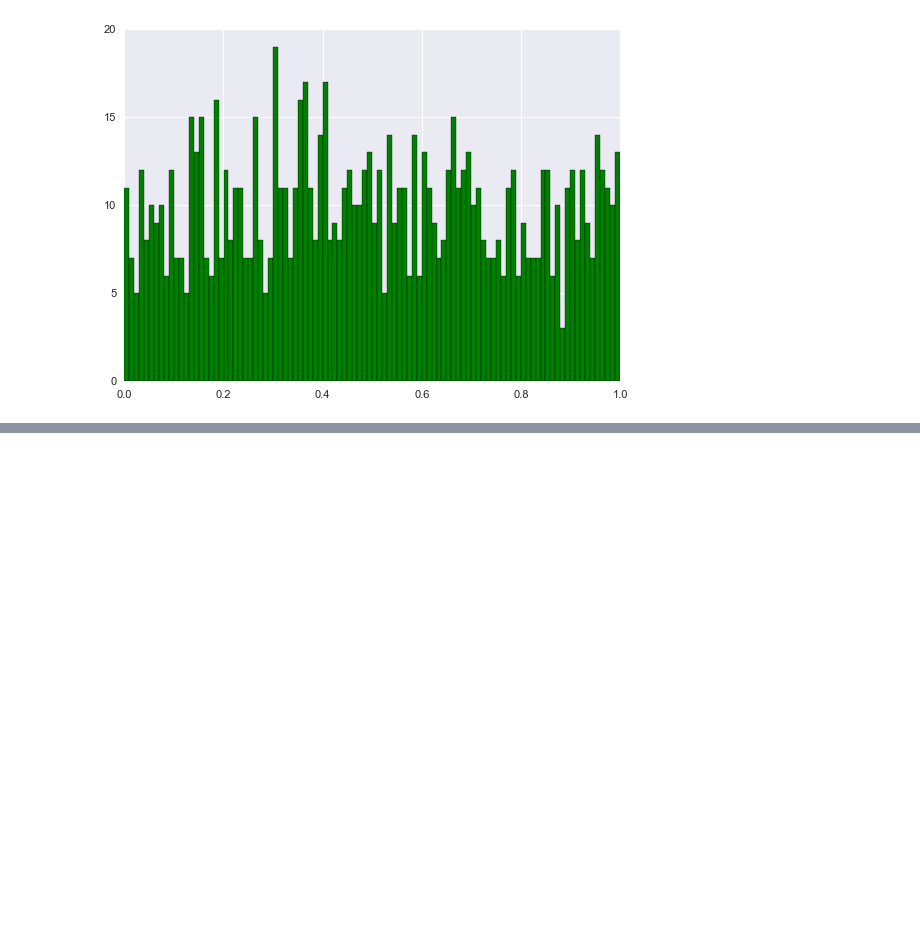
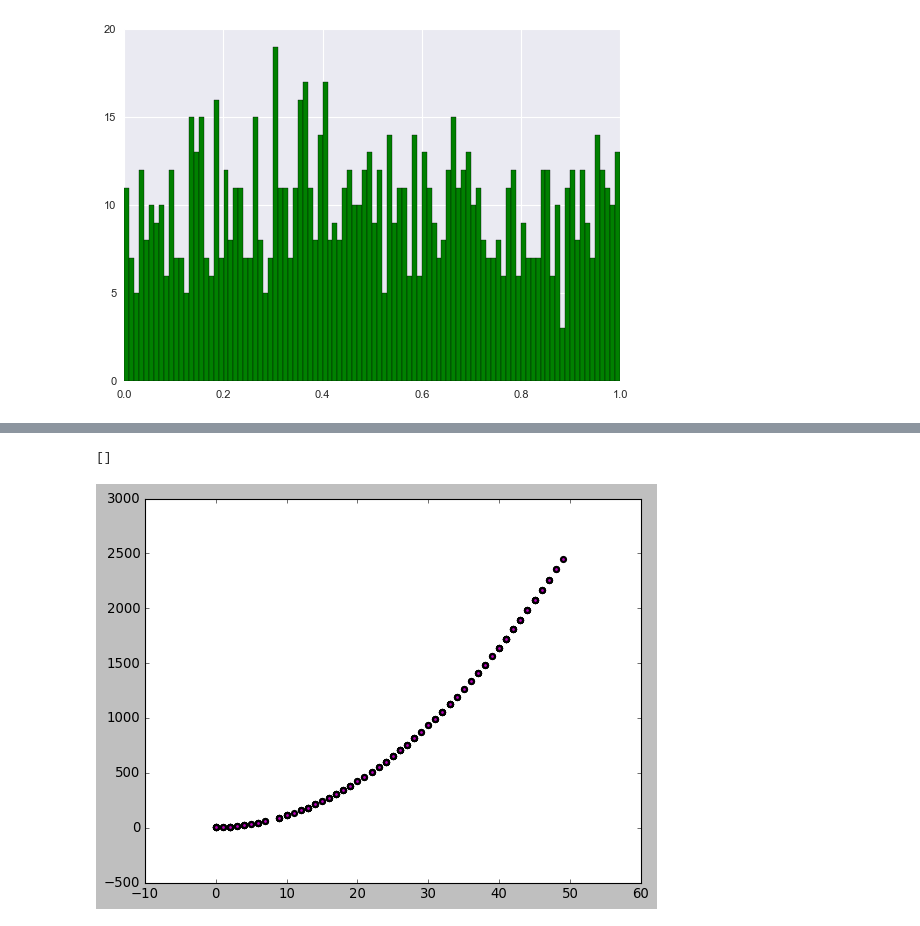
Before and after one commit to starboy007-debug/Matplotlib-seaborn, a Jupyter notebook: matplotlib-seaborn.ipynb, the cells around one changed output, grey strips where cells are left out. Saved outputs shown, nothing was run; the diff lists cells and outputs as text; code cells hidden in the pictures; blank space fills up the shorter version.

```diff
--- a/matplotlib-seaborn.ipynb
+++ b/matplotlib-seaborn.ipynb
@@ -175,0 +184,8 @@ plt.show()
+# %%
+x = np.random.randint(0,50,200)
+y = x**2+x+2
+plt.scatter(x,y,color='m',edgecolor='k',linewidth=2)
+plt.plot()
+# %% [output]
+[]
+[figure, added]
```
Also changed, not shown: parts of 5 cells of this notebook, 1 other file.
